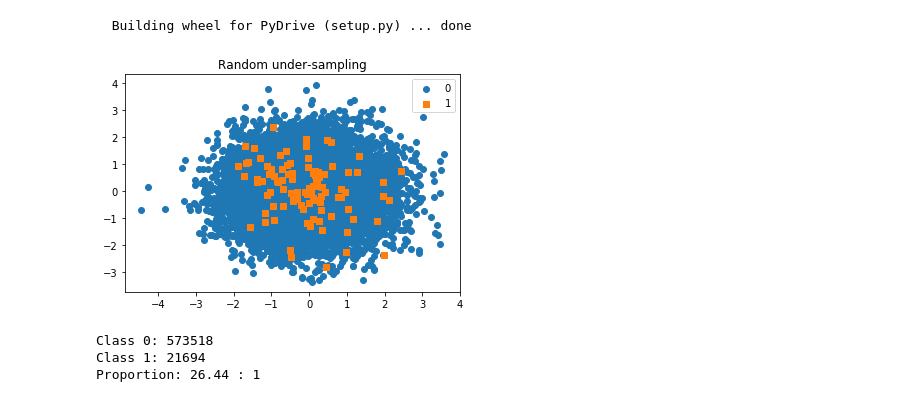
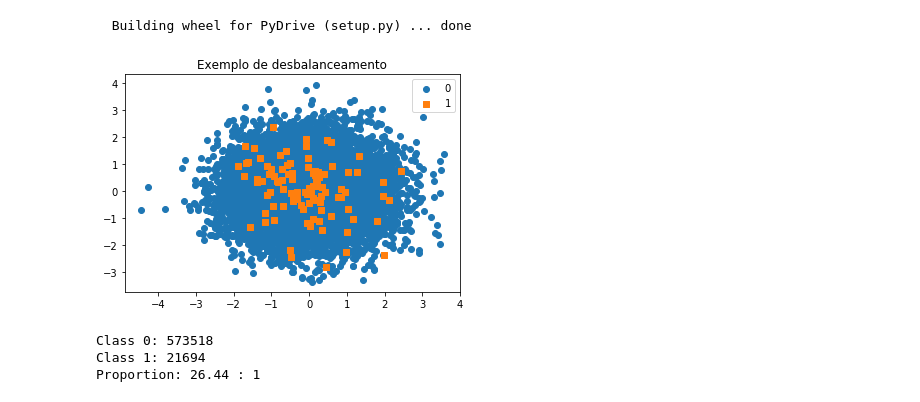
Before and after one commit to arthurvaz05/Python.Script, a Jupyter notebook: desbalanceamento.ipynb, the cells around one changed output. Saved outputs shown, nothing was run; the diff lists cells and outputs as text; code cells hidden in the pictures.

```diff
--- a/desbalanceamento.ipynb
+++ b/desbalanceamento.ipynb
@@ -27,20 +27,20 @@ def plot_2d_space(X, y, label='Classes'):
 # %%
 #EXEMPLO GERAL DE DESBALANCEADOS
 from sklearn.datasets import make_classification
 
 X, y = make_classification(
     n_classes=2, class_sep=1.5, weights=[0.99, 0.01],
     n_informative=3, n_redundant=1, flip_y=0,
     n_features=20, n_clusters_per_class=1,
     n_samples=10000, random_state=10
 )
 
 df = pd.DataFrame(X)
 df['target'] = y
 
-plot_2d_space(X, y, 'Random under-sampling')
+plot_2d_space(X, y, 'Exemplo de desbalanceamento')
 # %% [output]
-[figure, old version]
+[figure, new version]
 # %%
 # Authenticate and create the PyDrive client.
 auth.authenticate_user()
```
